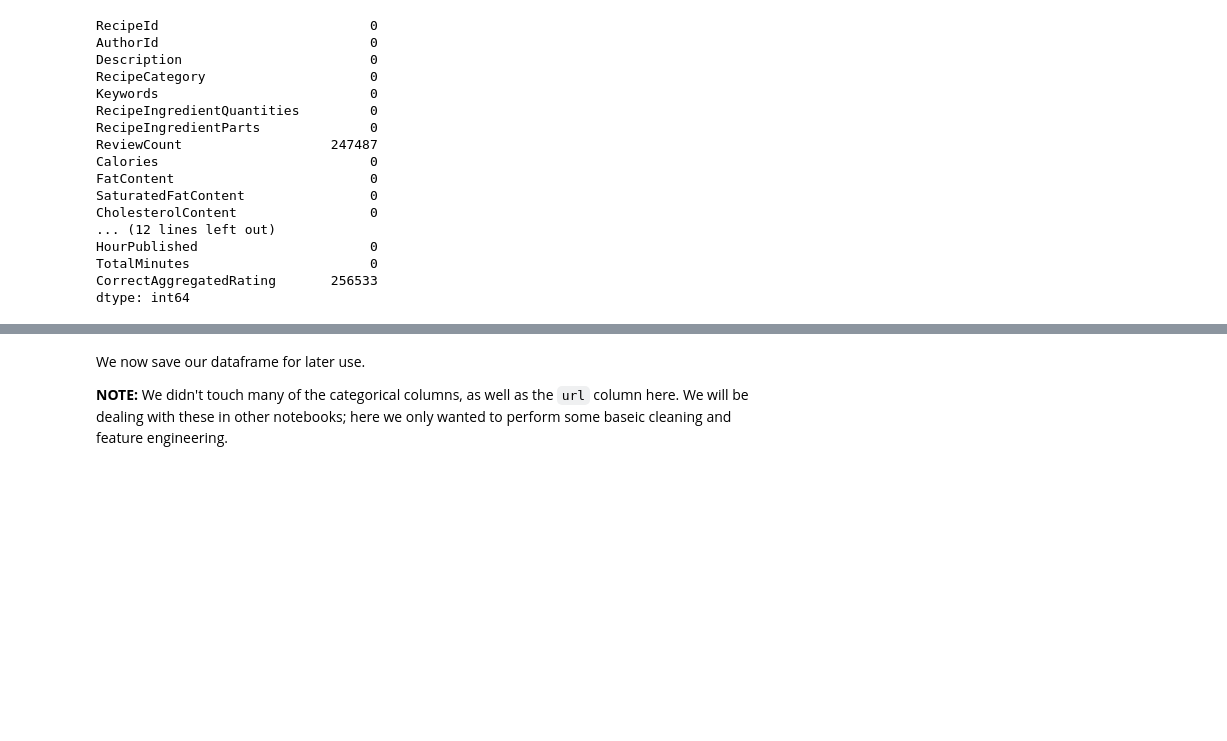
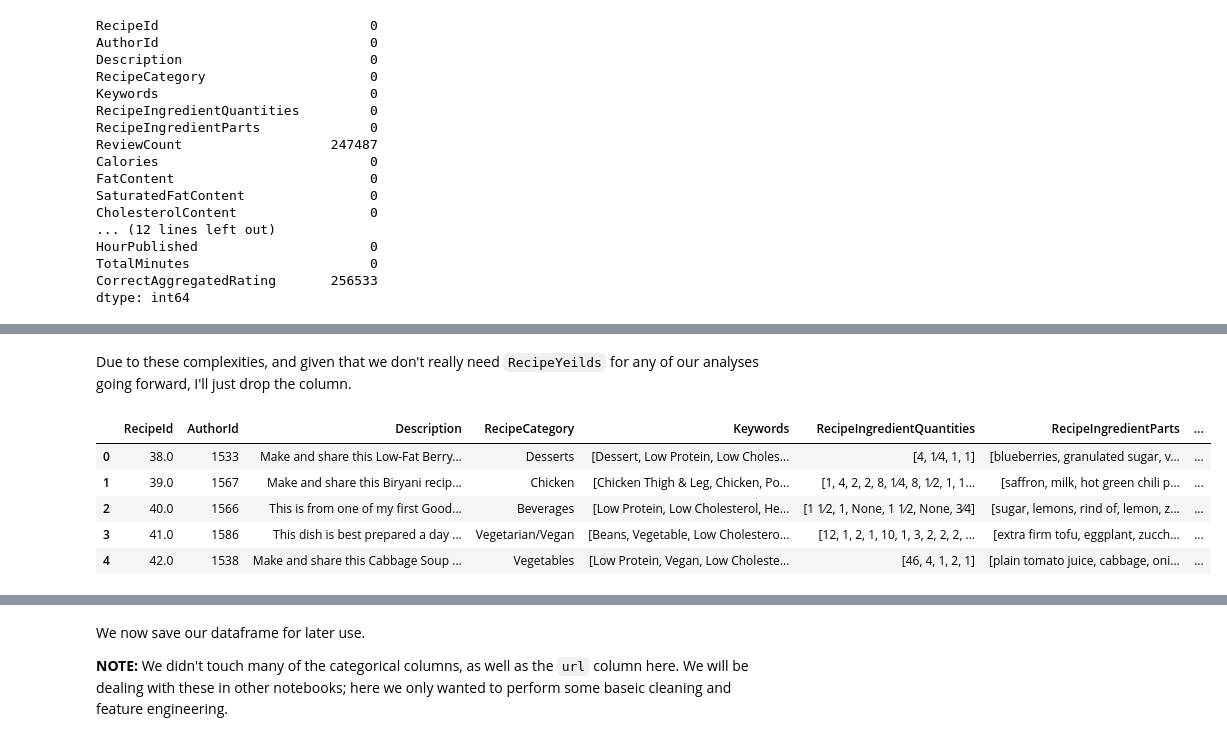
Before and after one commit to amirkiaml/DeepChef-BSTN-Capstone, a Jupyter notebook: Basic Data Cleaning.ipynb, the cells around one changed output, grey strips where cells are left out. Cells and saved outputs as stored; diff of their text form; code cells hidden in the pictures; blank space fills up the shorter version.

```diff
--- a/Basic Data Cleaning.ipynb
+++ b/Basic Data Cleaning.ipynb
@@ -1881,0 +1907,13 @@ dtype: int64
+# %% [markdown]
+Due to these complexities, and given that we don't really need `RecipeYeilds` for any of our analyses going forward, I'll just drop the column.
+# %%
+recipes.drop(['RecipeYield'],axis=1,inplace=True)
+# %%
+recipes.head()
+# %% [output]
+|  | RecipeId | AuthorId | Description | RecipeCategory | Keywords | RecipeIngredientQuantities | RecipeIngredientParts | ... |
+| 0 | 38.0 | 1533 | Make and share this Low-Fat Berry... | Desserts | [Dessert, Low Protein, Low Choles... | [4, 1⁄4, 1, 1] | [blueberries, granulated sugar, v... | ... |
+| 1 | 39.0 | 1567 | Make and share this Biryani recip... | Chicken | [Chicken Thigh & Leg, Chicken, Po... | [1, 4, 2, 2, 8, 1⁄4, 8, 1⁄2, 1, 1... | [saffron, milk, hot green chili p... | ... |
+| 2 | 40.0 | 1566 | This is from one of my first Good... | Beverages | [Low Protein, Low Cholesterol, He... | [1 1⁄2, 1, None, 1 1⁄2, None, 3⁄4] | [sugar, lemons, rind of, lemon, z... | ... |
+| 3 | 41.0 | 1586 | This dish is best prepared a day ... | Vegetarian/Vegan | [Beans, Vegetable, Low Cholestero... | [12, 1, 2, 1, 10, 1, 3, 2, 2, 2, ... | [extra firm tofu, eggplant, zucch... | ... |
+| 4 | 42.0 | 1538 | Make and share this Cabbage Soup ... | Vegetables | [Low Protein, Vegan, Low Choleste... | [46, 4, 1, 2, 1] | [plain tomato juice, cabbage, oni... | ... |
```
Also changed, not shown: parts of 23 cells of this notebook.
